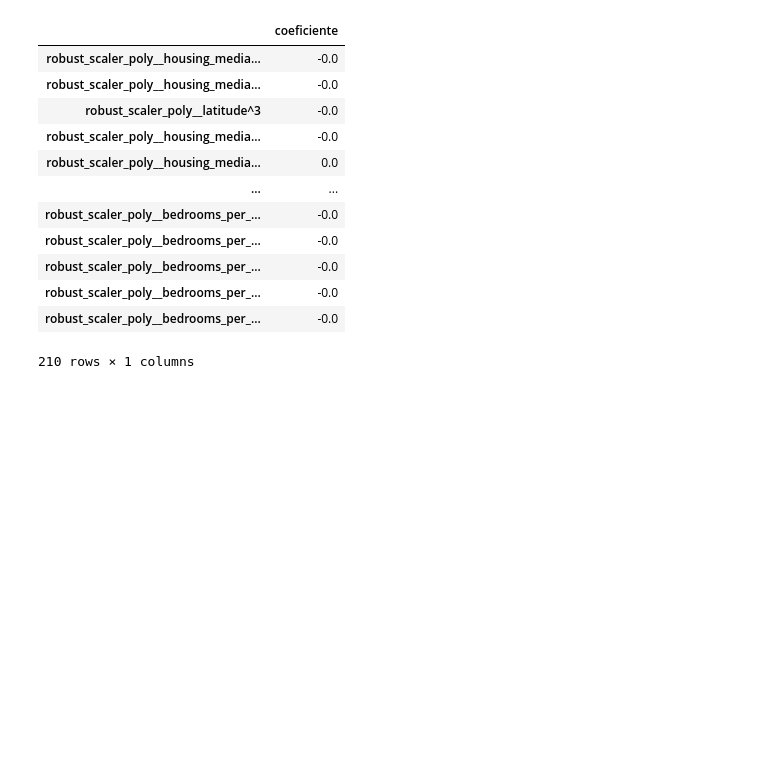
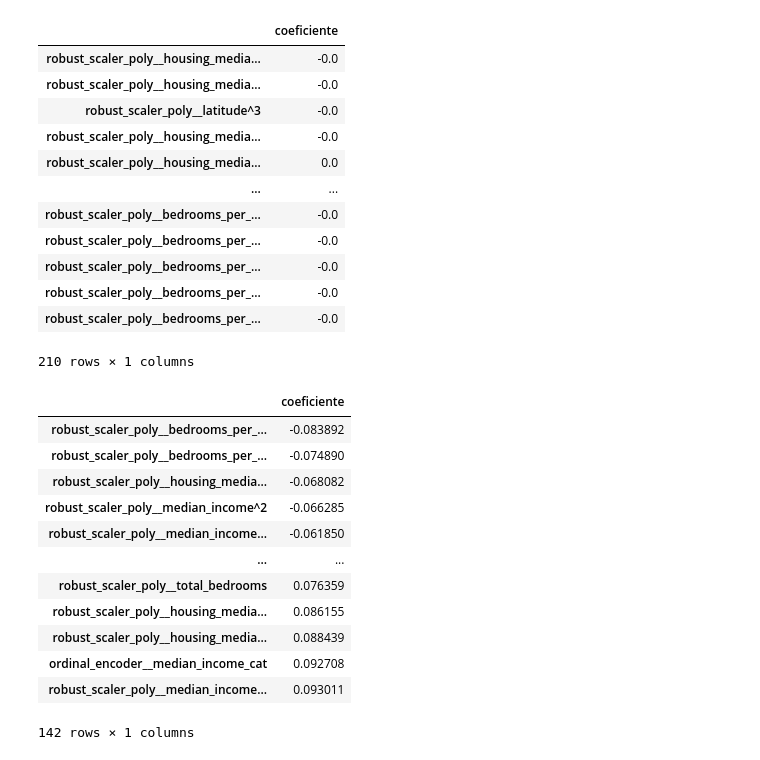
Before and after one commit to HilarioMarques/Regressao_preco_casas_California_Kaggle, a Jupyter notebook: notebooks/Machine_Learning.ipynb, the cells around one changed output. Drawn from its saved outputs; the diff is of its cells as text; code cells hidden in the pictures; blank space fills up the shorter version.

```diff
--- a/notebooks/Machine_Learning.ipynb
+++ b/notebooks/Machine_Learning.ipynb
@@ -197,5 +197,19 @@ coefs[coefs["coeficiente"] == 0]
 | robust_scaler_poly__bedrooms_per_... | -0.0 |
 210 rows × 1 columns
 # %%
-coefs[coefs["coeficiente"].between(-100_000, 100_000)]
+coefs[coefs["coeficiente"].between(-0.1, 0.1) & (coefs["coeficiente"] != 0)]
+# %% [output]
+|  | coeficiente |
+| robust_scaler_poly__bedrooms_per_... | -0.083892 |
+| robust_scaler_poly__bedrooms_per_... | -0.074890 |
+| robust_scaler_poly__housing_media... | -0.068082 |
+| robust_scaler_poly__median_income^2 | -0.066285 |
+| robust_scaler_poly__median_income... | -0.061850 |
+| ... | ... |
+| robust_scaler_poly__total_bedrooms | 0.076359 |
+| robust_scaler_poly__housing_media... | 0.086155 |
+| robust_scaler_poly__housing_media... | 0.088439 |
+| ordinal_encoder__median_income_cat | 0.092708 |
+| robust_scaler_poly__median_income... | 0.093011 |
+142 rows × 1 columns
 # %%
```
Also changed, not shown: parts of 1 cell of this notebook.
